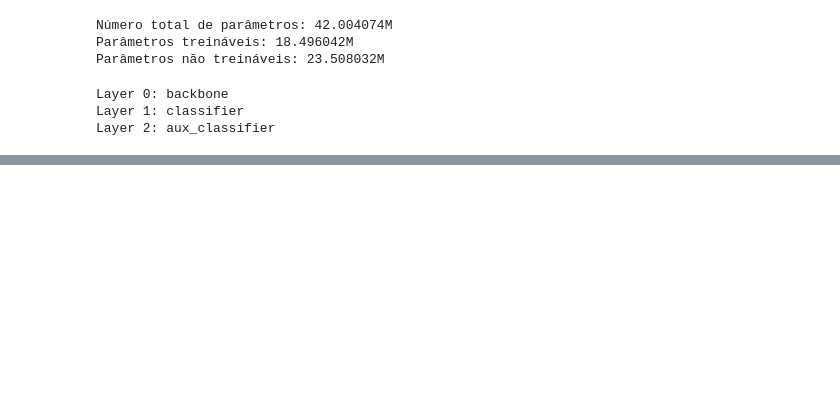
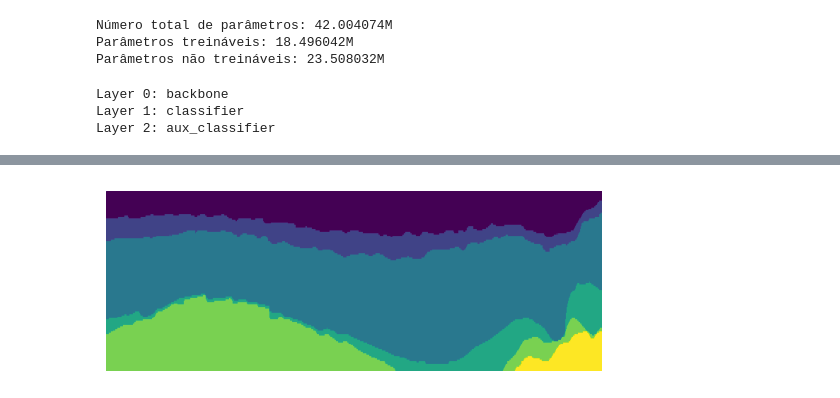
Before and after one commit to viniciuslsoares/Seismic-Byol, a Jupyter notebook: plots.ipynb, the cells around one changed output, grey strips where cells are left out. Drawn from its saved outputs; the diff is of its cells as text; code cells hidden in the pictures; blank space fills up the shorter version.

```diff
--- a/plots.ipynb
+++ b/plots.ipynb
@@ -182,0 +197,14 @@ fig.show()
+# %%
+
+il_f3_data_path = 'data/f3/images/test/il_109.tif'
+il_f3_mask_path = 'data/f3/annotations/test/il_109.png'
+
+il_f3_image = tiff.imread(il_f3_data_path)
+il_f3_mask = np.array(Image.open(il_f3_mask_path))
+
+# Plot the image
+plt.imshow(il_f3_mask)
+plt.axis('off')
+plt.show()
+# %% [output]
+[figure, added]
```
Also changed, not shown: parts of 9 cells of this notebook, 7 other files.
